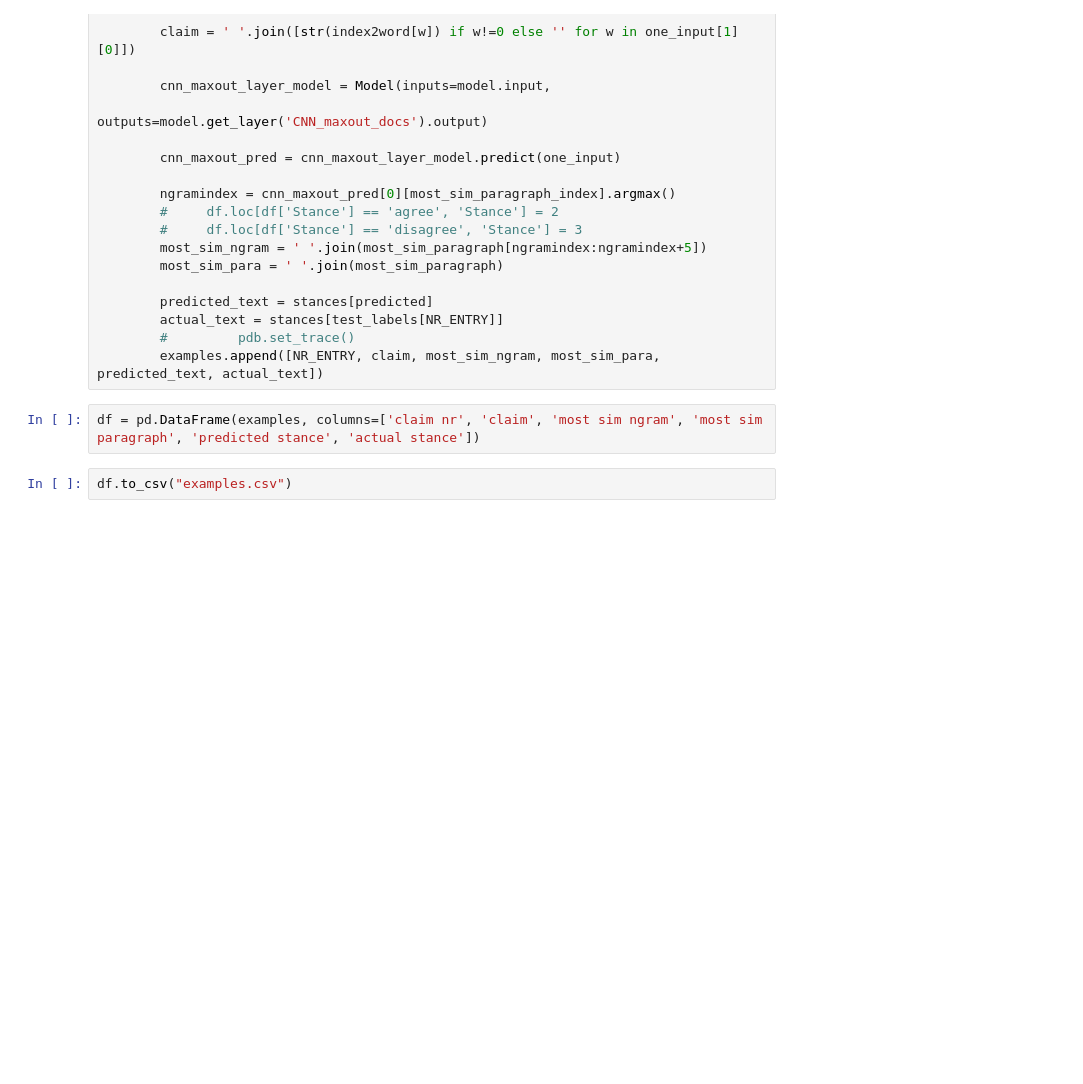
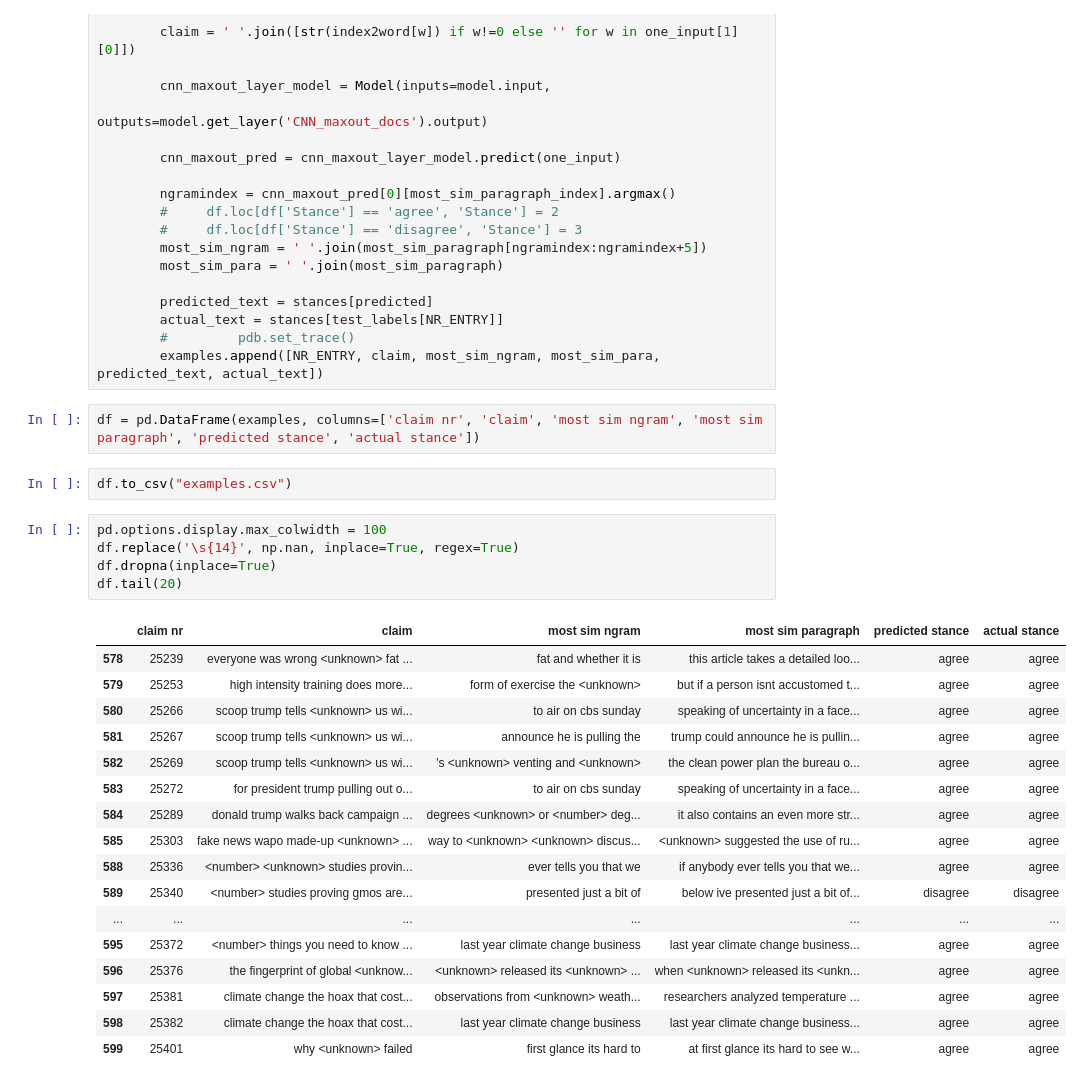
Before and after one commit to adinastoll/NLPDL_Project_MemNN, a Jupyter notebook: model.ipynb, the cells around one changed output. Drawn from its saved outputs; the diff is of its cells as text; blank space fills up the shorter version.

```diff
--- a/model.ipynb
+++ b/model.ipynb
@@ -523,3 +451,26 @@ for NR_ENTRY in tqdm.tqdm(range(len(test_body))):
 df = pd.DataFrame(examples, columns=['claim nr', 'claim', 'most sim ngram', 'most sim paragraph', 'predicted stance', 'actual stance'])
 # %%
 df.to_csv("examples.csv")
+# %%
+pd.options.display.max_colwidth = 100
+df.replace('\s{14}', np.nan, inplace=True, regex=True)
+df.dropna(inplace=True)
+df.tail(20)
+# %% [output]
+|  | claim nr | claim | most sim ngram | most sim paragraph | predicted stance | actual stance |
+| 578 | 25239 | everyone was wrong <unknown> fat ... | fat and whether it is | this article takes a detailed loo... | agree | agree |
+| 579 | 25253 | high intensity training does more... | form of exercise the <unknown> | but if a person isnt accustomed t... | agree | agree |
+| 580 | 25266 | scoop trump tells <unknown> us wi... | to air on cbs sunday | speaking of uncertainty in a face... | agree | agree |
+| 581 | 25267 | scoop trump tells <unknown> us wi... | announce he is pulling the | trump could announce he is pullin... | agree | agree |
+| 582 | 25269 | scoop trump tells <unknown> us wi... | 's <unknown> venting and <unknown> | the clean power plan the bureau o... | agree | agree |
+| 583 | 25272 | for president trump pulling out o... | to air on cbs sunday | speaking of uncertainty in a face... | agree | agree |
+| 584 | 25289 | donald trump walks back campaign ... | degrees <unknown> or <number> deg... | it also contains an even more str... | agree | agree |
+| 585 | 25303 | fake news wapo made-up <unknown> ... | way to <unknown> <unknown> discus... | <unknown> suggested the use of ru... | agree | agree |
+| 588 | 25336 | <number> <unknown> studies provin... | ever tells you that we | if anybody ever tells you that we... | agree | agree |
+| 589 | 25340 | <number> studies proving gmos are... | presented just a bit of | below ive presented just a bit of... | disagree | disagree |
+| ... | ... | ... | ... | ... | ... | ... |
+| 595 | 25372 | <number> things you need to know ... | last year climate change business | last year climate change business... | agree | agree |
+| 596 | 25376 | the fingerprint of global <unknow... | <unknown> released its <unknown> ... | when <unknown> released its <unkn... | agree | agree |
+| 597 | 25381 | climate change the hoax that cost... | observations from <unknown> weath... | researchers analyzed temperature ... | agree | agree |
+| 598 | 25382 | climate change the hoax that cost... | last year climate change business | last year climate change business... | agree | agree |
+| 599 | 25401 | why <unknown> failed | first glance its hard to | at first glance its hard to see w... | agree | agree |
```
Also changed, not shown: parts of 29 cells of this notebook, 3 other files.
